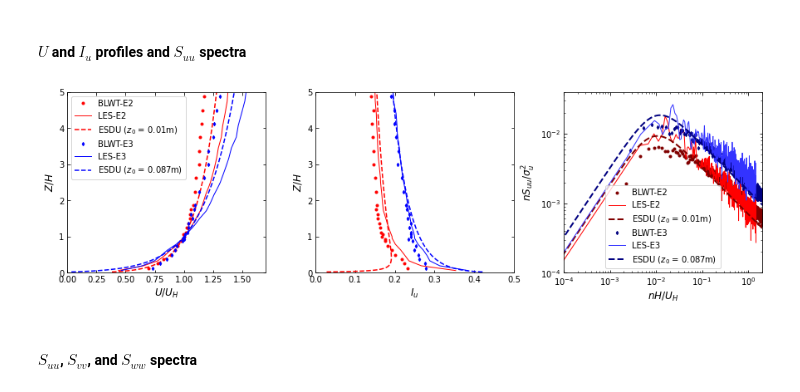
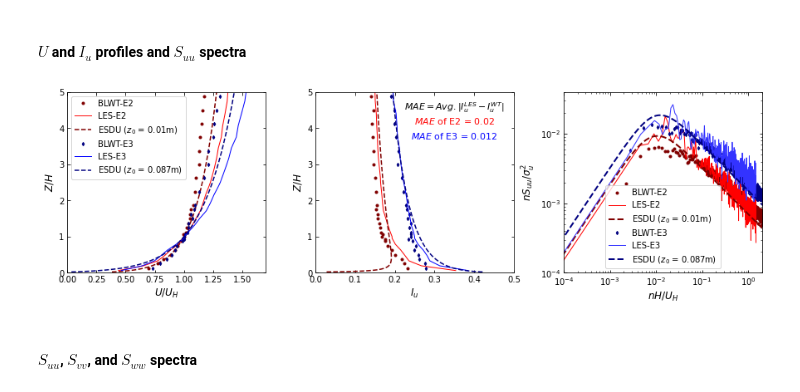
Before and after one commit to Tsinuel/windCalc, a Jupyter notebook: src/lab_TTU_TNG.ipynb, the cells around one changed output. Cells and saved outputs as stored; diff of their text form; code cells hidden in the pictures.

```diff
--- a/src/lab_windCAD.ipynb
+++ b/src/lab_TTU_TNG.ipynb
@@ -243,13 +238,13 @@ print(bldg.error_in_zones)
 # %% [markdown]
 ### Plots
 # %%
-fig = plt.figure(figsize=[20,16])
+fig = plt.figure(figsize=[10,8])
 ax = fig.add_subplot()
 
-bldg.plotEdges(ax=ax,showName=False)
-# bldg.plotZones(ax=ax)
+bldg.plotEdges(ax=ax,showName=True)
+bldg.plotZones(ax=ax)
 bldg.plotTaps(ax=ax)
-bldg.plotTribs(ax=ax)
+# bldg.plotTribs(ax=ax)
 # bldg.plotPanels(ax=ax,aIdx=2)
 
 ax.axis('equal')
@@ -329,3 +324,17 @@ esdu85_E3 = wind.ESDU74(z0=0.087, Zref=H/lScl, Uref=25.0, Z=np.logspace(-1,2,100
 ### Plot wind field
 # %% [markdown]
 #### Profiles $U$, $I_u$, $I_v$, and $I_w$
+# %%
+wtZ = wtVel_E2.Z[:25]
+wtIu = wtVel_E2.Iu[:25]
+lesIu = np.interp(wtZ, lesVel_E2.Z, lesVel_E2.Iu)
+err_E2_Iu = np.mean(np.abs(lesIu - wtIu))
+
+print(err_E2_Iu)
+
+wtZ = wtVel_E3.Z[:25]
+wtIu = wtVel_E3.Iu[:25]
+lesIu = np.interp(wtZ, lesVel_E3.Z, lesVel_E3.Iu)
+err_E3_Iu = np.mean(np.abs(lesIu - wtIu))
+
+print(err_E3_Iu)
@@ -443,18 +455,18 @@ fig.subplots_adjust(wspace=0.25)
 
 ax = plt.subplot(1,3,1)
 ax.plot(wtVel_E2.UbyUh(), wtVel_E2.ZbyH(), label='BLWT-E2',
-        color=colE2, linestyle='none', marker=mrkE2, ms=3)
+        color=[0.5,0,0], linestyle='none', marker=mrkE2, ms=3)
 ax.plot(lesVel_E2.UbyUh(), lesVel_E2.ZbyH(), label='LES-E2',
         color=colE2, linestyle='-', lw=1.0)
 ax.plot(esdu74_E2.U()/esdu74_E2.Uref, esdu74_E2.Z/esdu74_E2.Zref, label=r'ESDU ($z_0$ = 0.01m)',
-        color=colE2, linestyle='--', lw=1.5)
+        color=[0.5,0,0], linestyle='--', lw=1.5)
 
 ax.plot(wtVel_E3.UbyUh(), wtVel_E3.ZbyH(), label='BLWT-E3',
-        color=colE3, linestyle='none', marker=mrkE3, ms=3)
+        color=[0,0,.5], linestyle='none', marker=mrkE3, ms=3)
 ax.plot(lesVel_E3.UbyUh(), lesVel_E3.ZbyH(), label='LES-E3',
         color=colE3, linestyle='-', lw=1.0)
 ax.plot(esdu74_E3.U()/esdu74_E3.Uref, esdu74_E3.Z/esdu74_E3.Zref, label=r'ESDU ($z_0$ = 0.087m)',
-        color=colE3, linestyle='--', lw=1.5)
+        color=[0,0,.5], linestyle='--', lw=1.5)
 ax.set_ylim([0,5])
 ax.set_xlim([0,1.7])
 ax.set_xlabel(r'$U/U_H$',fontsize=fntSz)
@@ -465,52 +477,56 @@ typicalEdits(ax)
 
 ax = plt.subplot(1,3,2)
 ax.plot(wtVel_E2.Iu, wtVel_E2.ZbyH(), label='BLWT-E2',
-        color=colE2, linestyle='none', marker=mrkE2, ms=3)
+        color=[0.5,0,0], linestyle='none', marker=mrkE2, ms=3)
 ax.plot(lesVel_E2.Iu, lesVel_E2.ZbyH(), label='LES-E2',
         color=colE2, linestyle='-', lw=1.0)
 ax.plot(esdu74_E2.Iu(), esdu74_E2.Z/esdu74_E2.Zref, label=r'ESDU ($z_0$ = 0.01m)',
-        color=colE2, linestyle='--', lw=1.5)
+        color=[0.5,0,0], linestyle='--', lw=1.5)
 
 ax.plot(wtVel_E3.Iu, wtVel_E3.ZbyH(), label='BLWT-E3',
-        color=colE3, linestyle='none', marker=mrkE3, ms=3)
+        color=[0,0,.5], linestyle='none', marker=mrkE3, ms=3)
 ax.plot(lesVel_E3.Iu, lesVel_E3.ZbyH(), label='LES-E3',
         color=colE3, linestyle='-', lw=1.0)
 ax.plot(esdu74_E3.Iu(), esdu74_E3.Z/esdu74_E3.Zref, label=r'ESDU ($z_0$ = 0.087m)',
-        color=colE3, linestyle='--', lw=1.5)
+        color=[0,0,.5], linestyle='--', lw=1.5)
+
+ax.text(0.35, 4.5, r'$MAE = Avg.\left|I_u^{LES}-I_u^{WT}\right|$',color='k',fontsize=11,ha='center')
+ax.text(0.35, 4.1, r'$MAE$ of E2 = '+"{:.2g}".format(err_E2_Iu),color='r',fontsize=11,ha='center')
+ax.text(0.35, 3.7, r'$MAE$ of E3 = '+"{:.2g}".format(err_E3_Iu),color='b',fontsize=11,ha='center')
 ax.set_ylim([0,5])
 ax.set_xlim([0,0.5])
 ax.set_ylabel(r'$Z/H$',fontsize=fntSz)
 ax.set_xlabel(r'$I_u$',fontsize=fntSz)
 typicalEdits(ax)
 
 
 ax = plt.subplot(1,3,3)
 ax.loglog(wtVel_E2.SpectH.rf(), wtVel_E2.SpectH.rSuu(), label='BLWT-E2',
         color=[0.5,0,0], linestyle='none', marker=mrkE2, ms=3)
 ax.loglog(lesVel_E2.SpectH.rf(), lesVel_E2.SpectH.rSuu(), label='LES-E2',
         color=colE2, linestyle='-', lw=1.0)
 ax.loglog(esdu74_E2.rSuu()[0], esdu74_E2.rSuu()[1], label=r'ESDU ($z_0$ = 0.01m)',
         color=[.5,0,0], linestyle='--', lw=2)
 
 ax.loglog(wtVel_E3.SpectH.rf(), wtVel_E3.SpectH.rSuu(), label='BLWT-E3',
         color=[0,0,.5], linestyle='none', marker=mrkE3, ms=3)
 ax.loglog(lesVel_E3.SpectH.rf(), lesVel_E3.SpectH.rSuu(), label='LES-E3',
         color=[.2,.2,1], linestyle='-', lw=1.0)
 ax.loglog(esdu74_E3.rSuu()[0], esdu74_E3.rSuu()[1], label=r'ESDU ($z_0$ = 0.087m)',
         color=[0,0,.5], linestyle='--', lw=2)
 ax.set_xlim([1e-4,2e0])
 ax.set_ylim([1e-4,4e-2])
 ax.set_xlabel(r'$nH/U_H$',fontsize=fntSz)
 ax.set_ylabel(r'$nS_{uu}/\sigma_u^2$',fontsize=fntSz)
 ax.legend()
 typicalEdits(ax)
 
 plt.show()
 
 if saveFigs:
     fig.savefig(figDir+"profAndSpect.svg",format='svg',dpi=1200, bbox_inches='tight')
 # %% [output]
-[figure, old version]
+[figure, new version]
 # %% [markdown]
 #### $S_{uu}$, $S_{vv}$, and $S_{ww}$ spectra
 # %%
```
Also changed, not shown: parts of 14 cells of this notebook, 7 other files.
